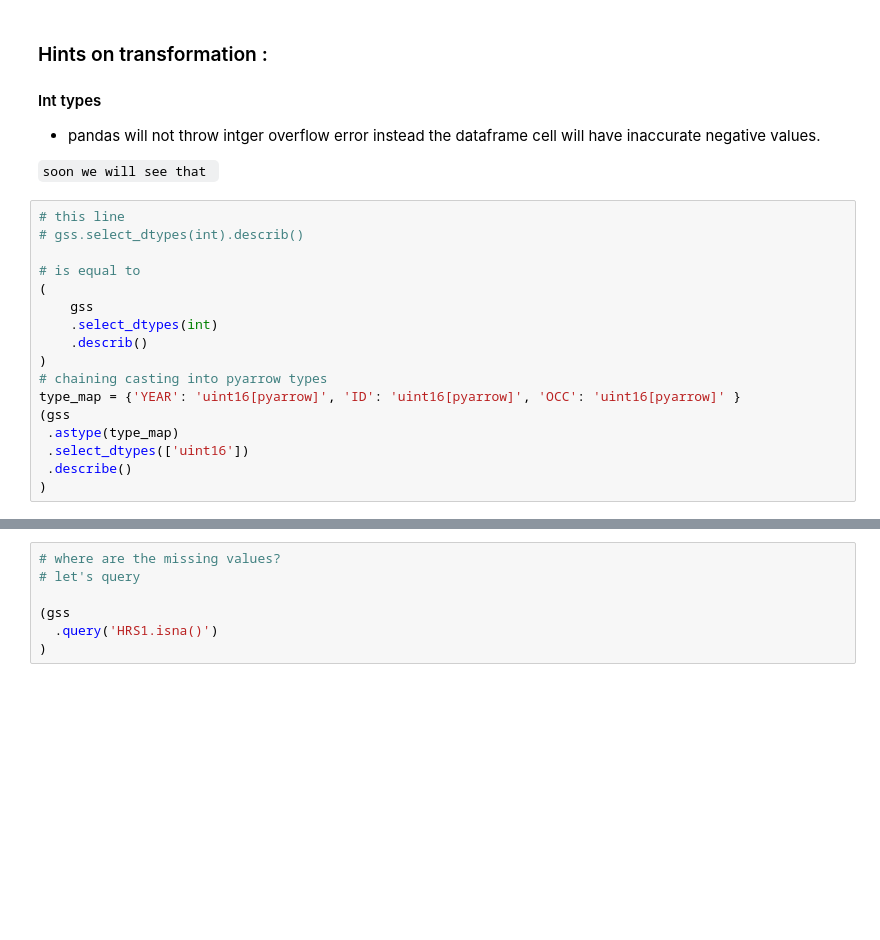
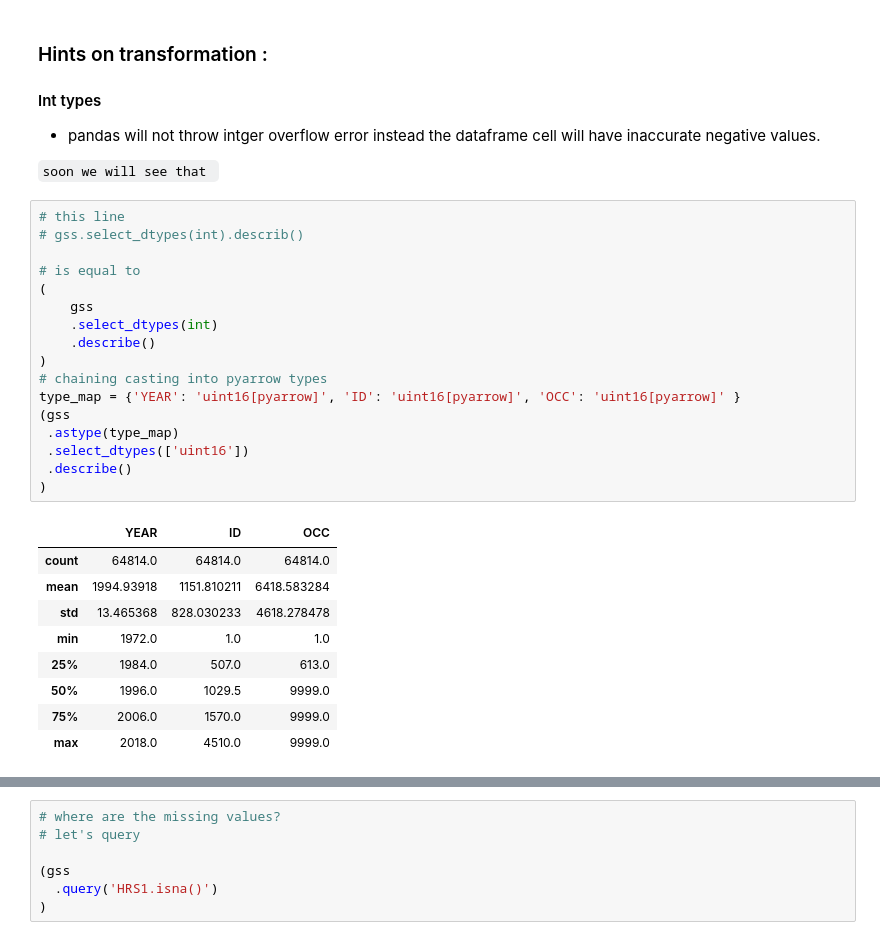
Before and after one commit to hadeelsharaf/pandas_practice, a Jupyter notebook: Pandas_1.ipynb, the cells around one changed output, grey strips where cells are left out. Saved outputs shown, nothing was run; the diff lists cells and outputs as text; blank space fills up the shorter version.

```diff
--- a/Pandas_1.ipynb
+++ b/Pandas_1.ipynb
@@ -73,19 +135,29 @@ it makes the code more readable as set of steps or a receipe with one line at a
 # %%
 # this line
 # gss.select_dtypes(int).describ()
 
 # is equal to
 (
     gss
     .select_dtypes(int)
-    .describ()
+    .describe()
 )
 # chaining casting into pyarrow types
 type_map = {'YEAR': 'uint16[pyarrow]', 'ID': 'uint16[pyarrow]', 'OCC': 'uint16[pyarrow]' }
 (gss
  .astype(type_map)
  .select_dtypes(['uint16'])
  .describe()
 )
+# %% [output]
+|  | YEAR | ID | OCC |
+| count | 64814.0 | 64814.0 | 64814.0 |
+| mean | 1994.93918 | 1151.810211 | 6418.583284 |
+| std | 13.465368 | 828.030233 | 4618.278478 |
+| min | 1972.0 | 1.0 | 1.0 |
+| 25% | 1984.0 | 507.0 | 613.0 |
+| 50% | 1996.0 | 1029.5 | 9999.0 |
+| 75% | 2006.0 | 1570.0 | 9999.0 |
+| max | 2018.0 | 4510.0 | 9999.0 |
 # %%
 # chaining
```
Also changed, not shown: parts of 14 cells of this notebook.
